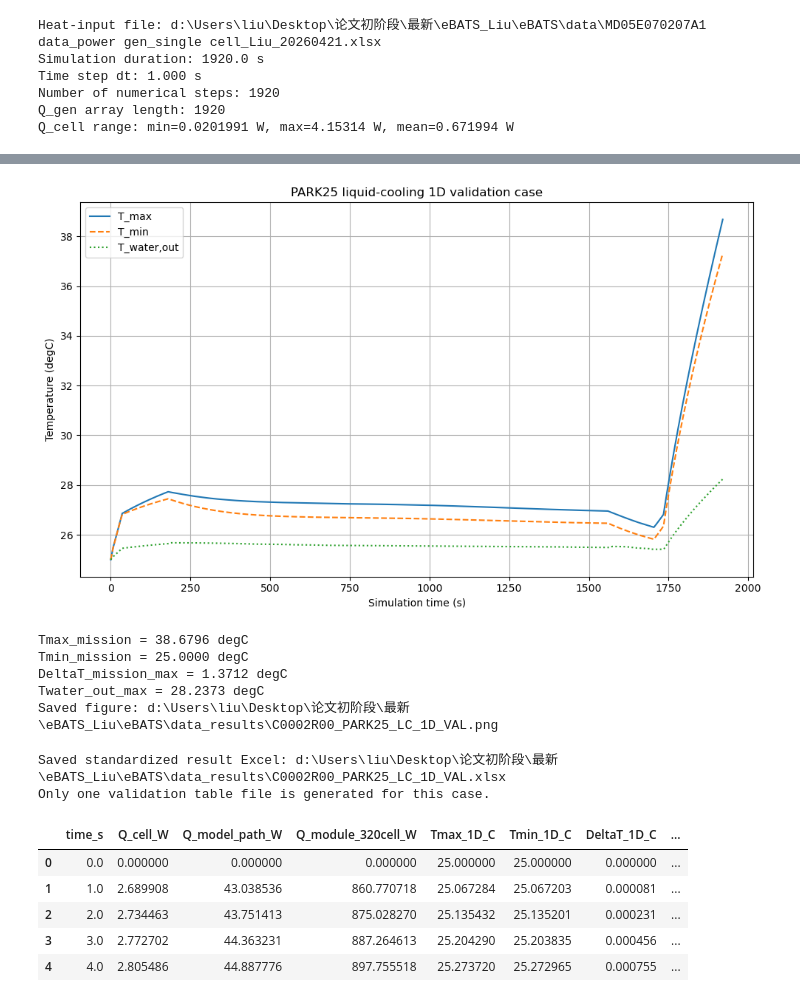
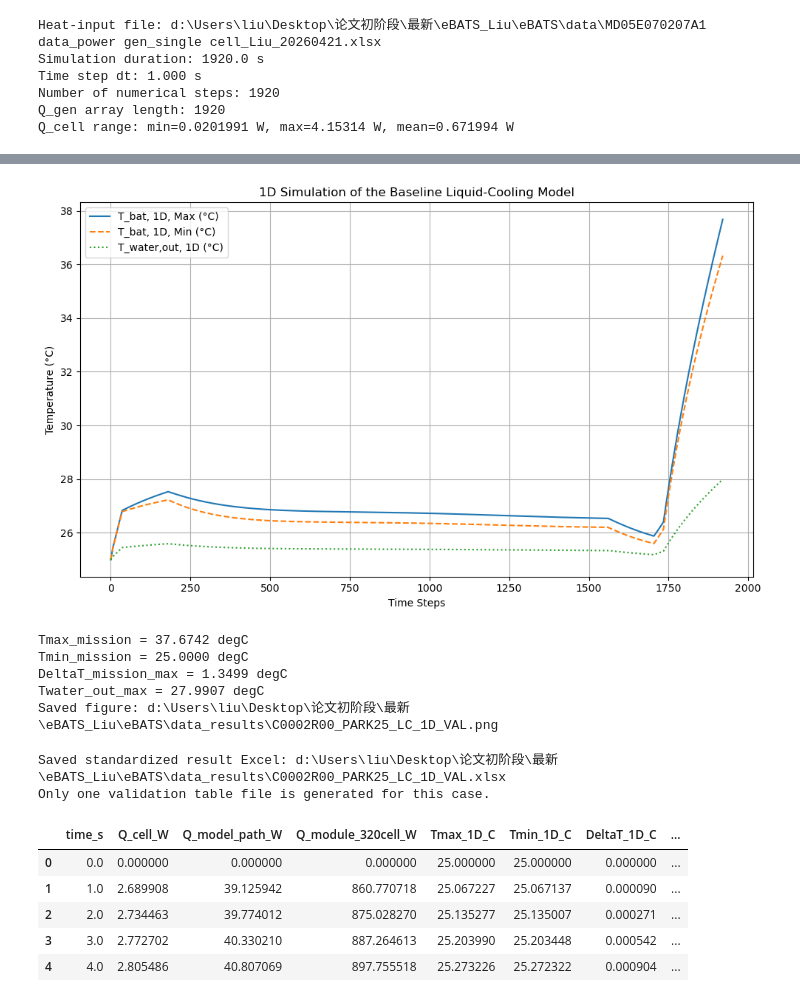
Before and after one commit to sxwd4ever/eBATS, a Jupyter notebook: C0002R00_PARK25_LC_1D_VAL.ipynb, the cells around one changed output, grey strips where cells are left out. Saved outputs shown, nothing was run; the diff lists cells and outputs as text; code cells hidden in the pictures.

Commit message:
import Liu's update for param scan cases

```diff
--- a/C0002R00_PARK25_LC_1D_VAL.ipynb
+++ b/C0002R00_PARK25_LC_1D_VAL.ipynb
@@ -109,15 +109,15 @@ BATTERY_PROPS = {
 }
 
 MODULE_LAYOUT = {
-    'N_r': 16,               # segments/cells along the coolant-flow direction
-    'N_c': 20,               # cells in the transverse direction
+    'N_r': 20,               # cells/control volumes along the coolant-flow direction
+    'N_c': 16,               # battery columns in the transverse direction
 }
 
 LIQUID_SETTINGS = {
     'fluid': 'Water',
     'p_water': 101325.0,     # Pa
     'D_channel': 4e-3,       # m, circular cooling-channel diameter
-    'L_channel': 0.37971337, # m, effective channel length
+    'L_channel': 0.41423277, # m, effective channel length
     'plate_thickness': 0.012,# m, equivalent conduction thickness
     'k_plate': 202.4,        # W/(m K)
 }
@@ -129,9 +129,9 @@ SOLVER_SETTINGS = {
 
 # One validated baseline selected from the same variables used in the scan.
 VALIDATION_CASE = {
-    'm_dot': 0.0025445,      # kg/s
+    'm_dot': 0.0027758346,   # kg/s per channel; total flow divided by 22 channels
     'T_water': 25.0,         # degC
-    'num_cell_seg': 1.0,     # equivalent cells represented by each battery segment
+    'num_cell_seg': 16.0 / 22.0,  # equivalent transverse cells represented by one channel
 }
 
 m_bat = BATTERY_PROPS['m_bat']
@@ -161,7 +161,8 @@ num_cell_seg = float(VALIDATION_CASE['num_cell_seg'])
 if num_cell_seg <= 0:
     raise ValueError('num_cell_seg must be positive.')
 
-# For the Park 20-column module, this is the equivalent number of parallel paths.
+# The module has 16 battery columns in the transverse direction.
+# With num_cell_seg = 16/22, the equivalent number of parallel channels is 22.
 num_parallel_channel = N_c / num_cell_seg
 
 print('Validation-case settings loaded.')
@@ -384,36 +385,43 @@ Maximum energy residual = 1.921750e-01 J
 # %%
 # calculate indicators and save the temperature figure
 
 Tmax_1D = np.max(T_bat_history, axis=1)
 Tmin_1D = np.min(T_bat_history, axis=1)
 DeltaT_1D = Tmax_1D - Tmin_1D
 Twater_out_1D = T_water_history[:, -1]
 
-fig, ax = plt.subplots(figsize=(10, 6))
-ax.plot(time_s, Tmax_1D, linestyle='-', label='T_max')
-ax.plot(time_s, Tmin_1D, linestyle='--', label='T_min')
-ax.plot(time_s, Twater_out_1D, linestyle=':', label='T_water,out')
+# Use the same plotting style as the reference BTMS T Solver notebook.
+plt.rcParams['axes.unicode_minus'] = False
 
-ax.set_xlabel('Simulation time (s)')
-ax.set_ylabel('Temperature (degC)')
-ax.set_title('PARK25 liquid-cooling 1D validation case')
-ax.grid(True)
-ax.legend()
-fig.tight_layout()
-fig.savefig(RESULT_FIGURE_PATH, dpi=300, bbox_inches='tight')
+plt.figure(figsize=(10, 6))
+plt.plot(time_s, Tmax_1D, label='T_bat, 1D, Max (°C)', linestyle='-')
+plt.plot(time_s, Tmin_1D, label='T_bat, 1D, Min (°C)', linestyle='--')
+plt.plot(time_s, Twater_out_1D, label='T_water,out, 1D (°C)', linestyle=':')
+
+plt.xlabel('Time Steps')
+plt.ylabel('Temperature (°C)')
+plt.title('1D Simulation of the Baseline Liquid-Cooling Model')
+plt.legend()
+plt.grid()
+plt.tight_layout()
+plt.savefig(
+    RESULT_FIGURE_PATH,
+    dpi=600,
+    bbox_inches='tight'
+)
 plt.show()
 
 print(f'Tmax_mission = {np.max(Tmax_1D):.4f} degC')
 print(f'Tmin_mission = {np.min(Tmin_1D):.4f} degC')
 print(f'DeltaT_mission_max = {np.max(DeltaT_1D):.4f} degC')
 print(f'Twater_out_max = {np.max(Twater_out_1D):.4f} degC')
 print(f'Saved figure: {RESULT_FIGURE_PATH}')
 # %% [output]
-[figure, old version]
+[figure, new version]
-Tmax_mission = 38.6796 degC
+Tmax_mission = 37.6742 degC
 Tmin_mission = 25.0000 degC
-DeltaT_mission_max = 1.3712 degC
-Twater_out_max = 28.2373 degC
+DeltaT_mission_max = 1.3499 degC
+Twater_out_max = 27.9907 degC
 Saved figure: d:\Users\liu\Desktop\论文初阶段\最新\eBATS_Liu\eBATS\data_results\C0002R00_PARK25_LC_1D_VAL.png
 # %%
 # save the standardized validation result table
@@ -458,7 +466,7 @@ Saved standardized result Excel: d:\Users\liu\Desktop\论文初阶段\最新\eBA
 Only one validation table file is generated for this case.
 |  | time_s | Q_cell_W | Q_model_path_W | Q_module_320cell_W | Tmax_1D_C | Tmin_1D_C | DeltaT_1D_C | ... |
 | 0 | 0.0 | 0.000000 | 0.000000 | 0.000000 | 25.000000 | 25.000000 | 0.000000 | ... |
-| 1 | 1.0 | 2.689908 | 43.038536 | 860.770718 | 25.067284 | 25.067203 | 0.000081 | ... |
-| 2 | 2.0 | 2.734463 | 43.751413 | 875.028270 | 25.135432 | 25.135201 | 0.000231 | ... |
-| 3 | 3.0 | 2.772702 | 44.363231 | 887.264613 | 25.204290 | 25.203835 | 0.000456 | ... |
-| 4 | 4.0 | 2.805486 | 44.887776 | 897.755518 | 25.273720 | 25.272965 | 0.000755 | ... |
+| 1 | 1.0 | 2.689908 | 39.125942 | 860.770718 | 25.067227 | 25.067137 | 0.000090 | ... |
+| 2 | 2.0 | 2.734463 | 39.774012 | 875.028270 | 25.135277 | 25.135007 | 0.000271 | ... |
+| 3 | 3.0 | 2.772702 | 40.330210 | 887.264613 | 25.203990 | 25.203448 | 0.000542 | ... |
+| 4 | 4.0 | 2.805486 | 40.807069 | 897.755518 | 25.273226 | 25.272322 | 0.000904 | ... |
```
Also changed, not shown: parts of 3 cells of this notebook, 26 other files.
